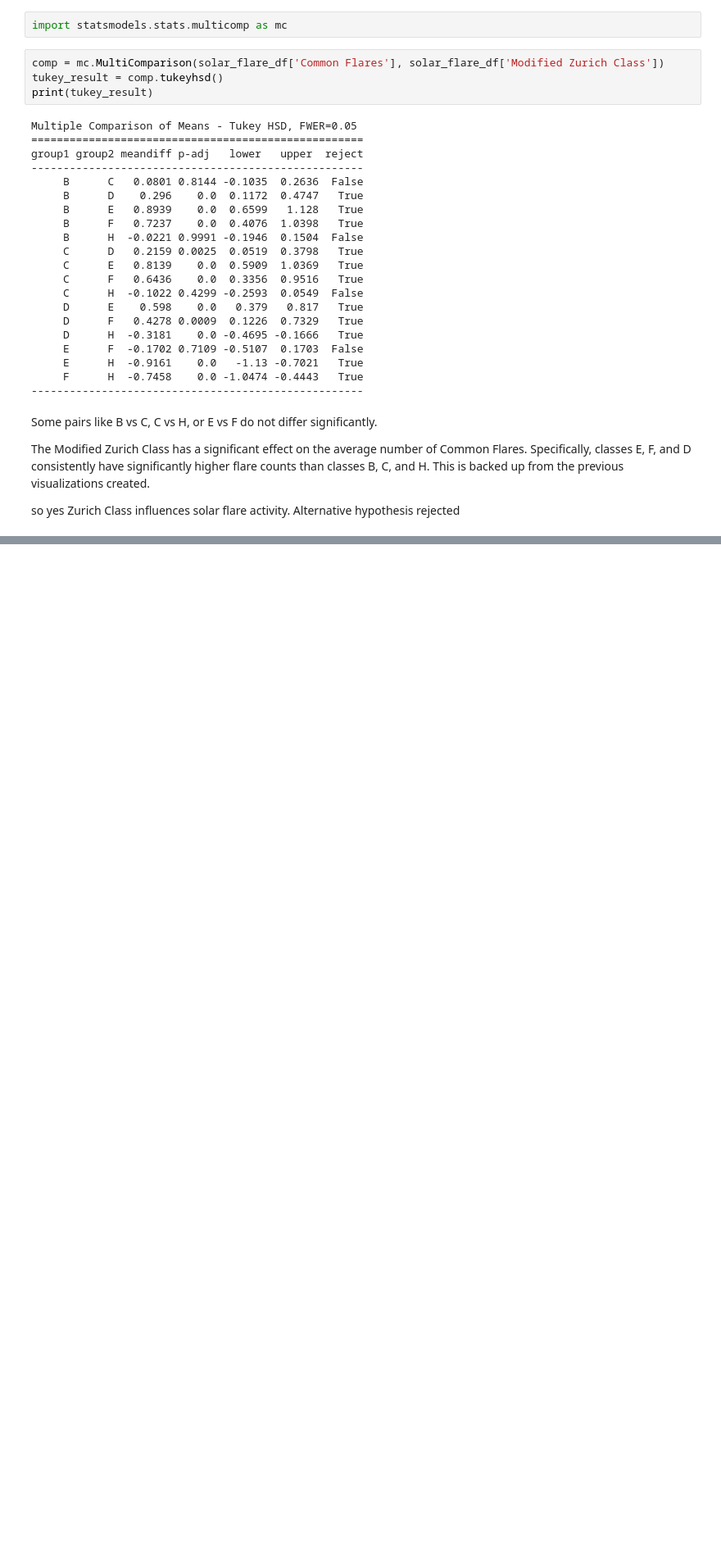
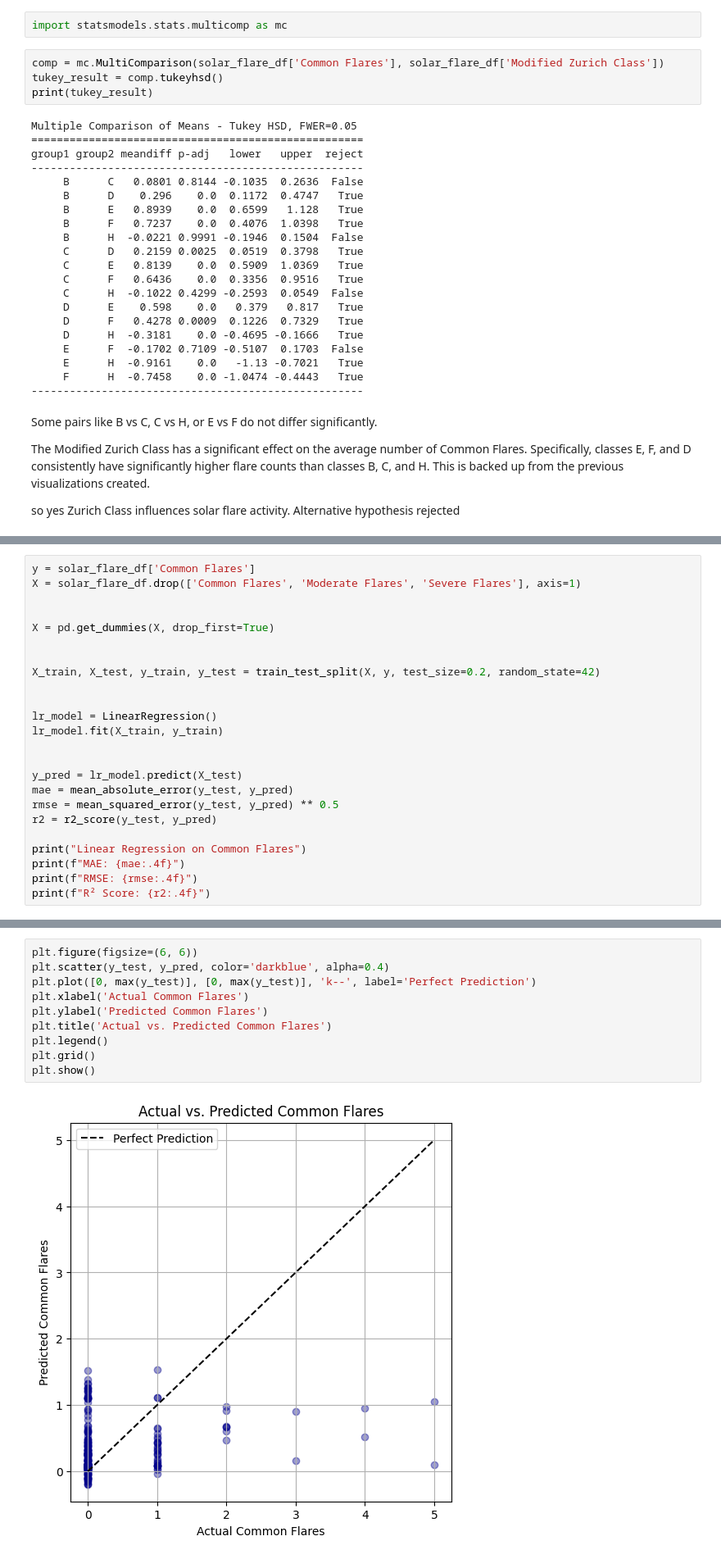
Before and after one commit to ilikecookies112345/DSRP-Project-Mentor-Assignment---Astronomy, a Jupyter notebook: DSRP_Project_&_Mentor_Assignment_Astronomy.ipynb, the cells around one changed output, grey strips where cells are left out. Shown: that part at 82% size. Cells and saved outputs as stored; diff of their text form; blank space fills up the shorter version.

```diff
--- a/DSRP_Project_&_Mentor_Assignment_Astronomy.ipynb
+++ b/DSRP_Project_&_Mentor_Assignment_Astronomy.ipynb
@@ -453,0 +506,24 @@ Alternative hypothesis rejected
+# %%
+y = solar_flare_df['Common Flares']
+X = solar_flare_df.drop(['Common Flares', 'Moderate Flares', 'Severe Flares'], axis=1)
+
+
+X = pd.get_dummies(X, drop_first=True)
+
+
+X_train, X_test, y_train, y_test = train_test_split(X, y, test_size=0.2, random_state=42)
+
+
+lr_model = LinearRegression()
+lr_model.fit(X_train, y_train)
+
+
+y_pred = lr_model.predict(X_test)
+mae = mean_absolute_error(y_test, y_pred)
+rmse = mean_squared_error(y_test, y_pred) ** 0.5
+r2 = r2_score(y_test, y_pred)
+
+print("Linear Regression on Common Flares")
+print(f"MAE: {mae:.4f}")
+print(f"RMSE: {rmse:.4f}")
+print(f"R² Score: {r2:.4f}")
@@ -453,0 +535,12 @@ Alternative hypothesis rejected
+# %%
+plt.figure(figsize=(6, 6))
+plt.scatter(y_test, y_pred, color='darkblue', alpha=0.4)
+plt.plot([0, max(y_test)], [0, max(y_test)], 'k--', label='Perfect Prediction')
+plt.xlabel('Actual Common Flares')
+plt.ylabel('Predicted Common Flares')
+plt.title('Actual vs. Predicted Common Flares')
+plt.legend()
+plt.grid()
+plt.show()
+# %% [output]
+[figure, added]
```
Also changed, not shown: parts of 9 cells of this notebook.
